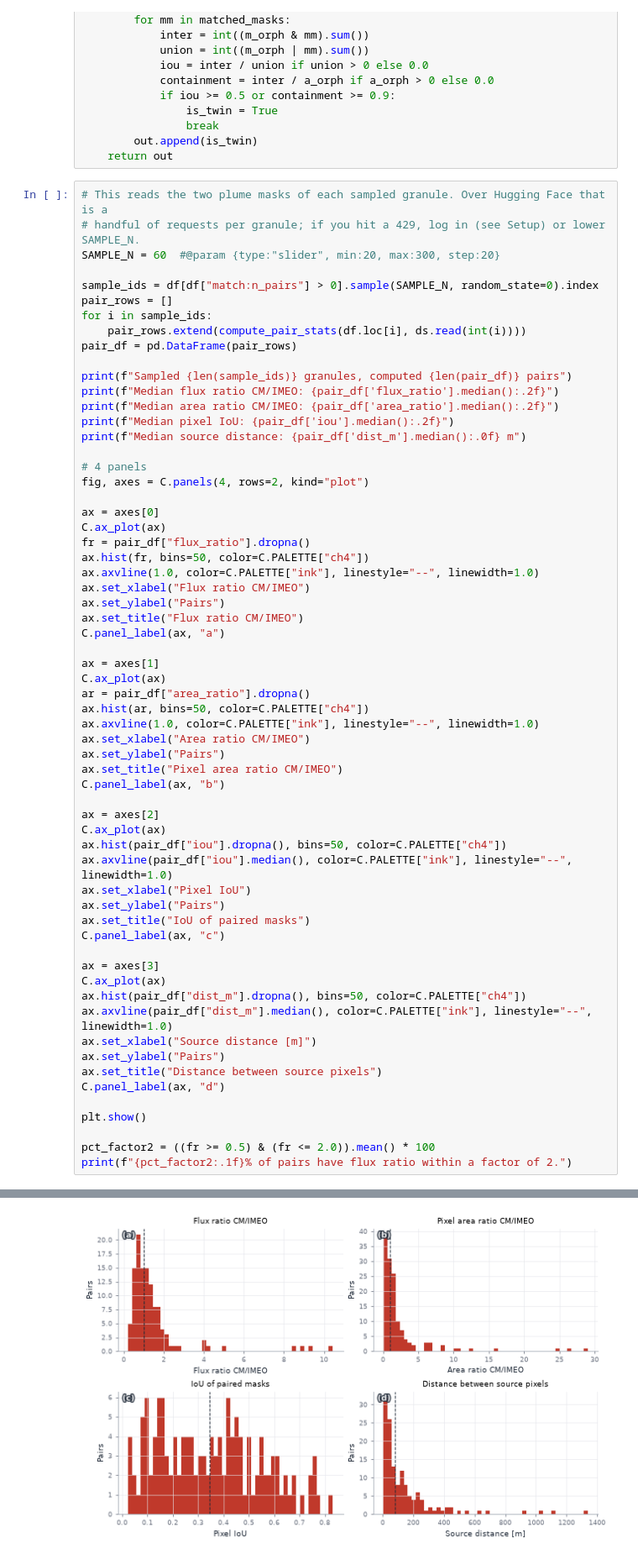
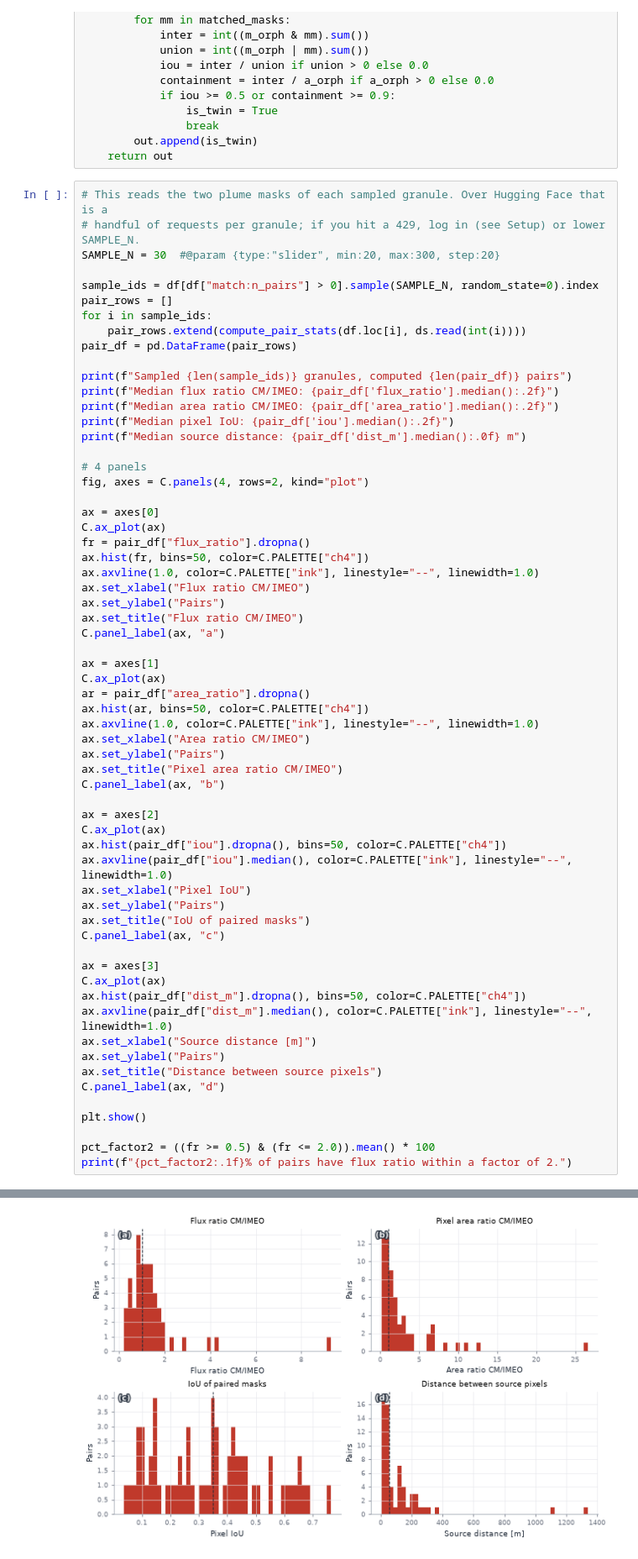
Before and after one commit to IPL-UV/taco-methaneset, a Jupyter notebook: methaneset-codes/notebooks/03_emit.ipynb, the cells around one changed output, grey strips where cells are left out. Shown at 84% size. Cells and saved outputs as stored; diff of their text form.

Commit message:
Optional Hugging Face token field at the top, and a smaller default sample

```diff
--- a/methaneset-codes/notebooks/03_emit.ipynb
+++ b/methaneset-codes/notebooks/03_emit.ipynb
@@ -562,7 +581,7 @@ def classify_cm_orphans(row, sample):
 # %%
 # This reads the two plume masks of each sampled granule. Over Hugging Face that is a
 # handful of requests per granule; if you hit a 429, log in (see Setup) or lower SAMPLE_N.
-SAMPLE_N = 60  #@param {type:"slider", min:20, max:300, step:20}
+SAMPLE_N = 30  #@param {type:"slider", min:20, max:300, step:20}
 
 sample_ids = df[df["match:n_pairs"] > 0].sample(SAMPLE_N, random_state=0).index
 pair_rows = []
@@ -630 +649 @@ Median source distance: 78 m
-[figure, old version]
+[figure, new version]
```
Also changed, not shown: parts of 4 cells of this notebook, 3 other files.
